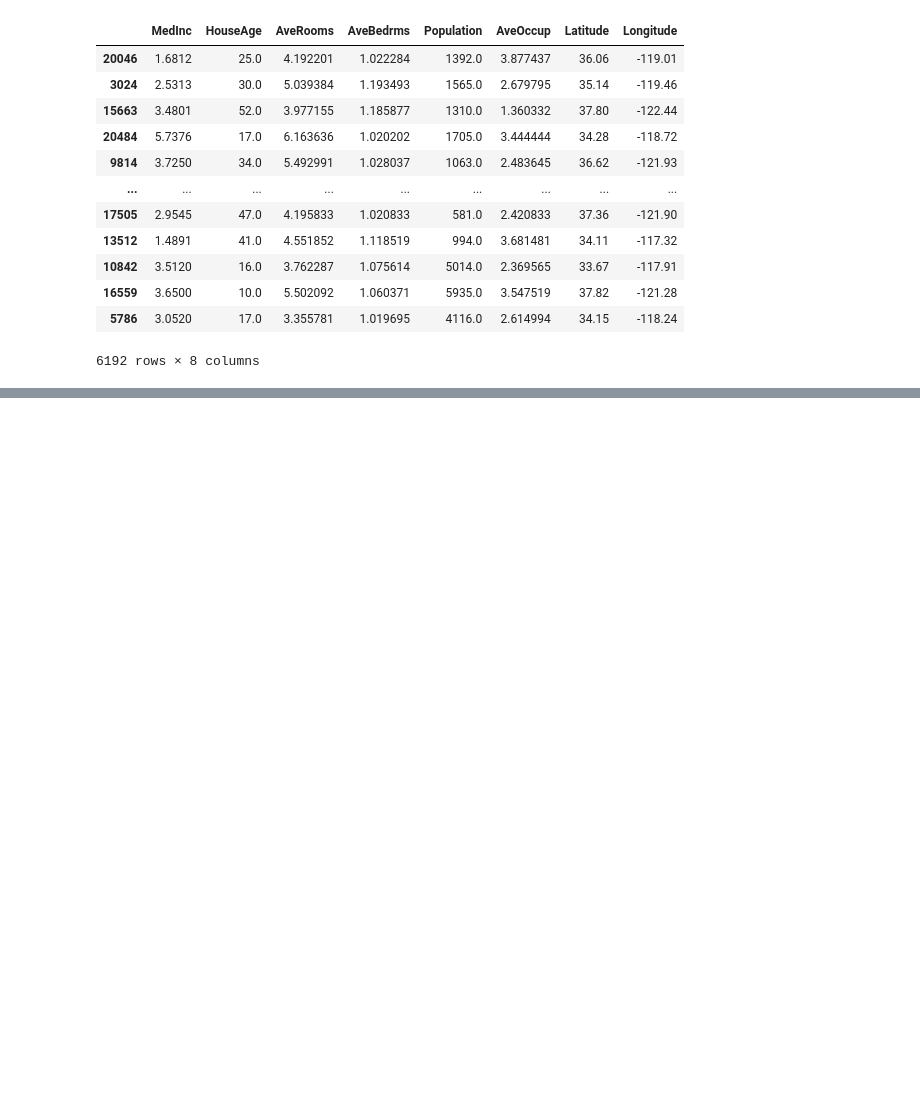
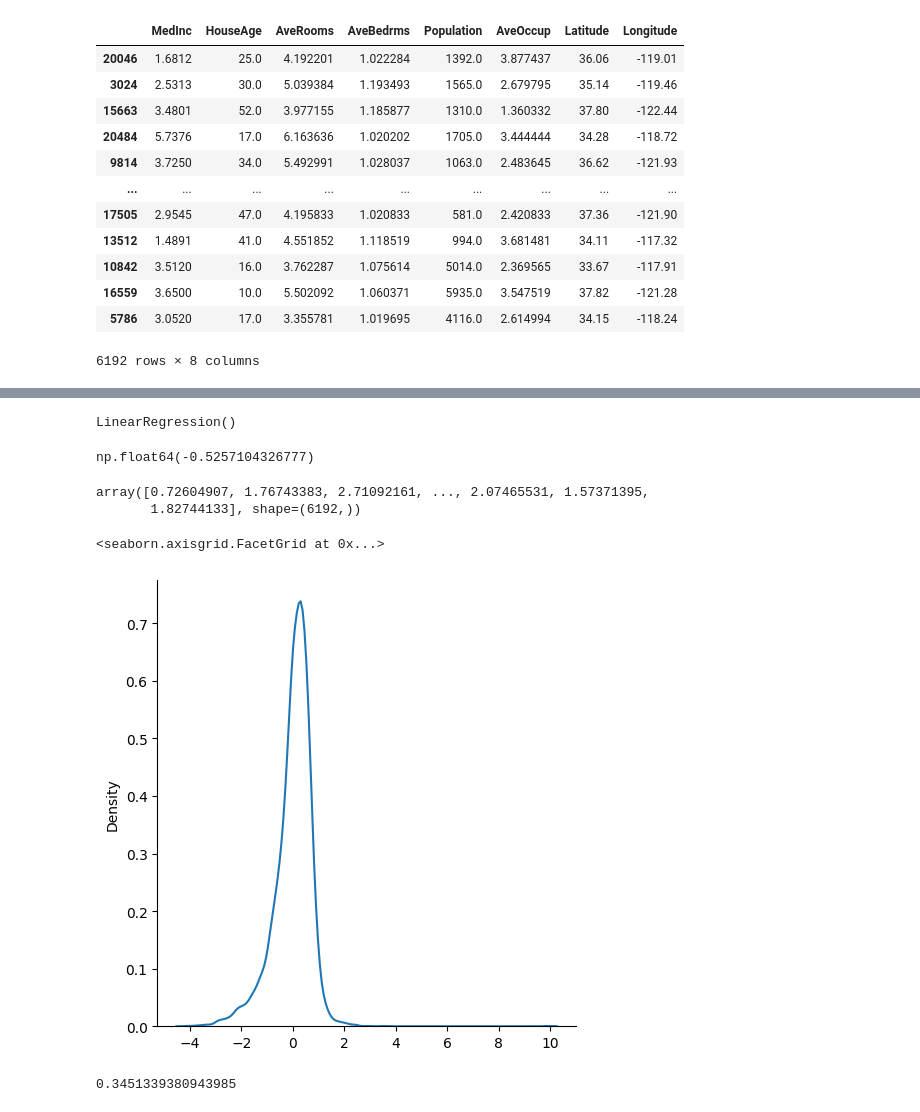
Before and after one commit to anithalder/ML, a Jupyter notebook: Linear Progression.ipynb, the cells around one changed output, grey strips where cells are left out. Cells and saved outputs as stored; diff of their text form; code cells hidden in the pictures; blank space fills up the shorter version.

Commit message:
linear regression

```diff
--- a/Linear Progression.ipynb
+++ b/Linear Progression.ipynb
@@ -117,0 +104,2 @@ array([[ 0.13350629,  0.50935748,  0.18106017, ..., -0.01082519,
+# %%
+X_test=scaler.transform(X_test)
@@ -117,0 +110,5 @@ array([[ 0.13350629,  0.50935748,  0.18106017, ..., -0.01082519,
+# %%
+regression = LinearRegression()
+regression.fit(X_train,Y_train)
+# %% [output]
+LinearRegression()
@@ -117,0 +117,18 @@ array([[ 0.13350629,  0.50935748,  0.18106017, ..., -0.01082519,
+# %%
+np.mean(mse)
+# %% [output]
+np.float64(-0.5257104326777)
+# %%
+## prediction
+reg_predict = regression.predict(X_test)
+# %%
+reg_predict
+# %% [output]
+array([0.72604907, 1.76743383, 2.71092161, ..., 2.07465531, 1.57371395,
+       1.82744133], shape=(6192,))
+# %%
+import seaborn as sns
+sns.displot(reg_predict-Y_test,kind='kde')
+# %% [output]
+<seaborn.axisgrid.FacetGrid at 0x...>
+[figure, added]
@@ -117,0 +139,4 @@ array([[ 0.13350629,  0.50935748,  0.18106017, ..., -0.01082519,
+# %%
+score
+# %% [output]
+0.3451339380943985
```
Also changed, not shown: parts of 5 cells of this notebook, 3 other files.
